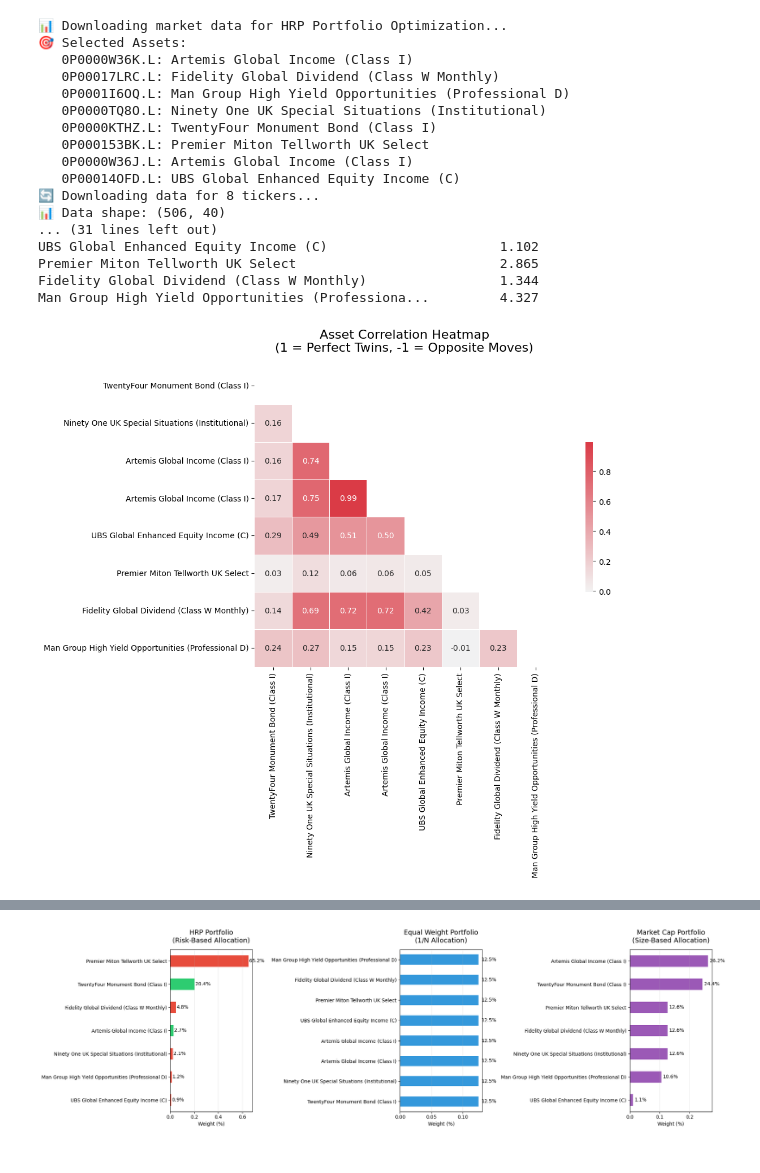
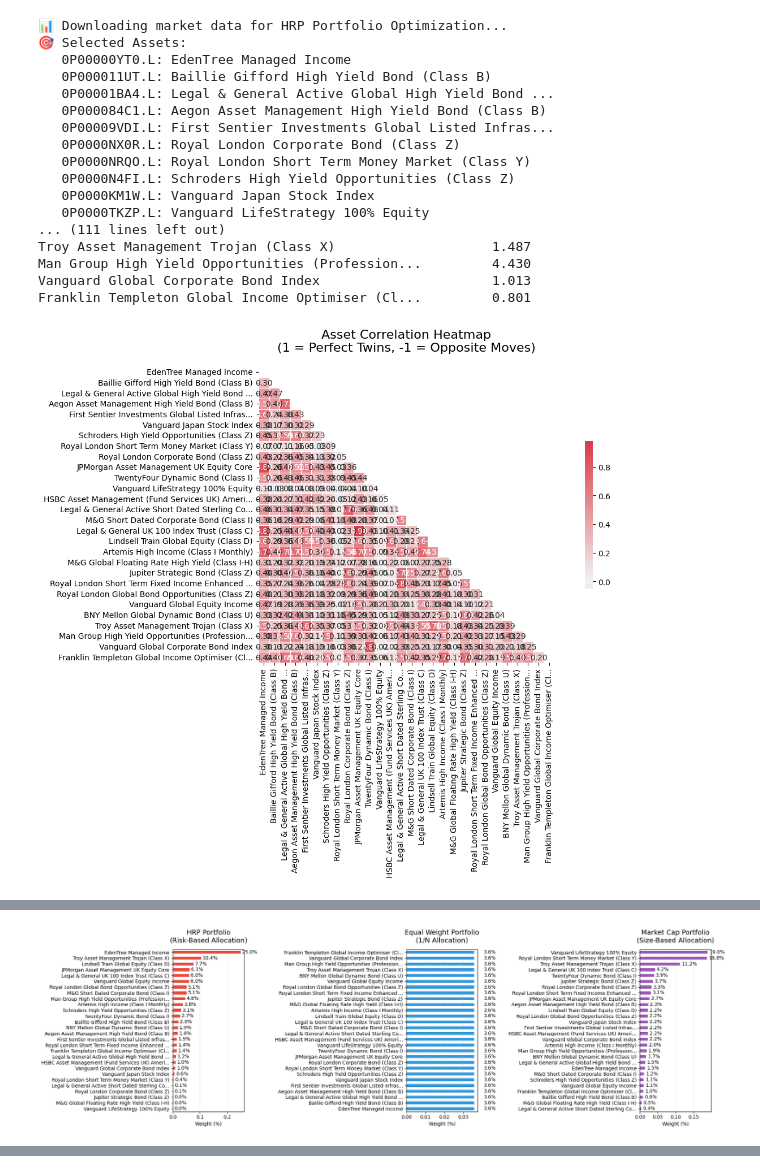
Before and after one commit to sillyc0n/optimizer-notebooks, a Jupyter notebook: HRP_Yahoo_Finance.ipynb, the cells around one changed output, grey strips where cells are left out. Cells and saved outputs as stored; diff of their text form; code cells hidden in the pictures.

```diff
--- a/HRP_Yahoo_Finance.ipynb
+++ b/HRP_Yahoo_Finance.ipynb
@@ -50,14 +50,34 @@ warnings.filterwarnings('ignore')
 
 # Define your portfolio symbols - customize these!
 SYMBOLS = {
-  "0P0000W36K.L": "Artemis Global Income (Class I)",
-  "0P00017LRC.L": "Fidelity Global Dividend (Class W Monthly)",
-  "0P0001I6OQ.L": "Man Group High Yield Opportunities (Professional D)",
-  "0P0000TQ8O.L": "Ninety One UK Special Situations (Institutional)",
-  "0P0000KTHZ.L": "TwentyFour Monument Bond (Class I)",
-  "0P000153BK.L": "Premier Miton Tellworth UK Select",
-  "0P0000W36J.L": "Artemis Global Income (Class I)",
-  "0P00014OFD.L": "UBS Global Enhanced Equity Income (C)"
+'0P00000YT0.L': 'EdenTree Managed Income',
+'0P000011UT.L': 'Baillie Gifford High Yield Bond (Class B)',
+'0P00001BA4.L': 'Legal & General Active Global High Yield Bond ...',
+'0P000084C1.L': 'Aegon Asset Management High Yield Bond (Class B)',
+'0P00009VDI.L': 'First Sentier Investments Global Listed Infras...',
+'0P0000NX0R.L': 'Royal London Corporate Bond (Class Z)',
+'0P0000NRQO.L': 'Royal London Short Term Money Market (Class Y)',
+'0P0000N4FI.L': 'Schroders High Yield Opportunities (Class Z)',
+'0P0000KM1W.L': 'Vanguard Japan Stock Index',
+'0P0000TKZP.L': 'Vanguard LifeStrategy 100% Equity',
+'0P0000SV4U.L': 'TwentyFour Dynamic Bond (Class I)',
+'0P0000SCZE.L': 'JPMorgan Asset Management UK Equity Core',
+'0P0000X48W.L': 'Legal & General Active Short Dated Sterling Co...',
+'0P0000WN7G.L': 'HSBC Asset Management (Fund Services UK) Ameri...',
+'0P0000X7K3.L': 'M&G Short Dated Corporate Bond (Class I)',
+'0P0001LJIX.L': 'Vanguard Global Corporate Bond Index',
+'0P0001AP2Y.L': 'BNY Mellon Global Dynamic Bond (Class U)',
+'0P000102MB.L': 'Legal & General UK 100 Index Trust (Class C)',
+'0P0001I6OQ.L': 'Man Group High Yield Opportunities (Profession...',
+'0P00012PN5.L': 'Lindsell Train Global Equity (Class D)',
+'0P000132YU.L': 'Artemis High Income (Class I Monthly)',
+'0P00013DPV.L': 'M&G Global Floating Rate High Yield (Class I-H)',
+'0P00015MD2.L': 'Jupiter Strategic Bond (Class Z)',
+'0P0001PP47.L': 'Franklin Templeton Global Income Optimiser (Cl...',
+'0P00016D8F.L': 'Royal London Short Term Fixed Income Enhanced ...',
+'0P000176FS.L': 'Royal London Global Bond Opportunities (Class Z)',
+'0P0001CBJB.L': 'Troy Asset Management Trojan (Class X)',
+'0P000185T0.L': 'Vanguard Global Equity Income'
 }
 
 # Alternative symbols for different strategies:
@@ -218,13 +238,13 @@ distance_matrix = np.sqrt((1 - corr_matrix) / 2)
 # Perform hierarchical clustering
 linkage_matrix = linkage(distance_matrix.values, method='ward')
 
-# Plot dendrogram
+# Plot dendrogram with vertical labels and smaller font
 plt.figure(figsize=(16, 8))
 dendrogram(linkage_matrix,
            labels=corr_matrix.columns,
            orientation='top',
-           leaf_rotation=45,
-           leaf_font_size=12)
+           leaf_rotation=90,      # Changed from 45 to 90 for vertical
+           leaf_font_size=8)      # Changed from 12 to 8 for smaller font
 plt.title("Asset Clustering Dendrogram\n(Closer = More Similar Behavior)",
           pad=20, fontsize=16)
 plt.xlabel("Assets")
@@ -490,46 +510,46 @@ plt.show()
 # **🎯 Key Insights:**
 #
 # - **🟢 High Allocation (Green)**: Core stable positions - typically lower risk clusters
 # - **🟡 Medium Allocation (Orange)**: Balanced exposure - moderate risk assets
 # - **🔴 Low Allocation (Red)**: Concentrated positions - higher risk/volatility
 #
 # **⚡ HRP Algorithm Automatically:**
 # - Allocates more capital to stable, diversifying asset clusters
 # - Limits exposure to highly correlated or volatile groups
 # - Maintains natural diversification across different market sectors
 # - Adapts to actual market relationships, not theoretical assumptions
 #
 # **🔄 To Customize Your Portfolio:**
 # 1. Modify the `SYMBOLS` dictionary with your preferred ETFs/stocks
 # 2. Adjust the data period (e.g., '1y', '3y', '5y') for different market cycles
 # 3. Re-run the analysis to see how allocations change
 #
 # **💡 Pro Tips:**
 # - HRP works best with 8-15 diverse assets
 # - Include different asset classes (stocks, bonds, commodities, REITs)
 # - Consider rebalancing quarterly or semi-annually
 # - Monitor correlation changes over time
 
 print("🎉 HRP Portfolio Optimization Complete!")
 print(f"📈 Your optimized portfolio is ready with {len(SYMBOLS)} assets")
 print(f"🎯 Total portfolio weight: {hrp_weights.sum():.1%}")
 print("💪 Happy investing with smart diversification!")
 # %% [output]
 📊 Downloading market data for HRP Portfolio Optimization...
 🎯 Selected Assets:
-   0P0000W36K.L: Artemis Global Income (Class I)
-   0P00017LRC.L: Fidelity Global Dividend (Class W Monthly)
-   0P0001I6OQ.L: Man Group High Yield Opportunities (Professional D)
-   0P0000TQ8O.L: Ninety One UK Special Situations (Institutional)
-   0P0000KTHZ.L: TwentyFour Monument Bond (Class I)
-   0P000153BK.L: Premier Miton Tellworth UK Select
-   0P0000W36J.L: Artemis Global Income (Class I)
-   0P00014OFD.L: UBS Global Enhanced Equity Income (C)
-🔄 Downloading data for 8 tickers...
-📊 Data shape: (506, 40)
-... (31 lines left out)
-UBS Global Enhanced Equity Income (C)                      1.102
-Premier Miton Tellworth UK Select                          2.865
-Fidelity Global Dividend (Class W Monthly)                 1.344
-Man Group High Yield Opportunities (Professiona...         4.327
+   0P00000YT0.L: EdenTree Managed Income
+   0P000011UT.L: Baillie Gifford High Yield Bond (Class B)
+   0P00001BA4.L: Legal & General Active Global High Yield Bond ...
+   0P000084C1.L: Aegon Asset Management High Yield Bond (Class B)
+   0P00009VDI.L: First Sentier Investments Global Listed Infras...
+   0P0000NX0R.L: Royal London Corporate Bond (Class Z)
+   0P0000NRQO.L: Royal London Short Term Money Market (Class Y)
+   0P0000N4FI.L: Schroders High Yield Opportunities (Class Z)
+   0P0000KM1W.L: Vanguard Japan Stock Index
+   0P0000TKZP.L: Vanguard LifeStrategy 100% Equity
+... (111 lines left out)
+Troy Asset Management Trojan (Class X)                    1.487
+Man Group High Yield Opportunities (Profession...         4.430
+Vanguard Global Corporate Bond Index                      1.013
+Franklin Templeton Global Income Optimiser (Cl...         0.801
-[figure, old version]
+[figure, new version]
@@ -554 +574,2 @@ Man Group High Yield Opportunities (Professional D):     1.2%
 💡 Use these weights in your trading platform or portfolio tracker
+[figure, new version]
@@ -559 +583,0 @@ ERROR:yfinance:HTTP Error 401:
-[figure, old version]
```
Also changed, not shown: parts of 1 cell of this notebook.
